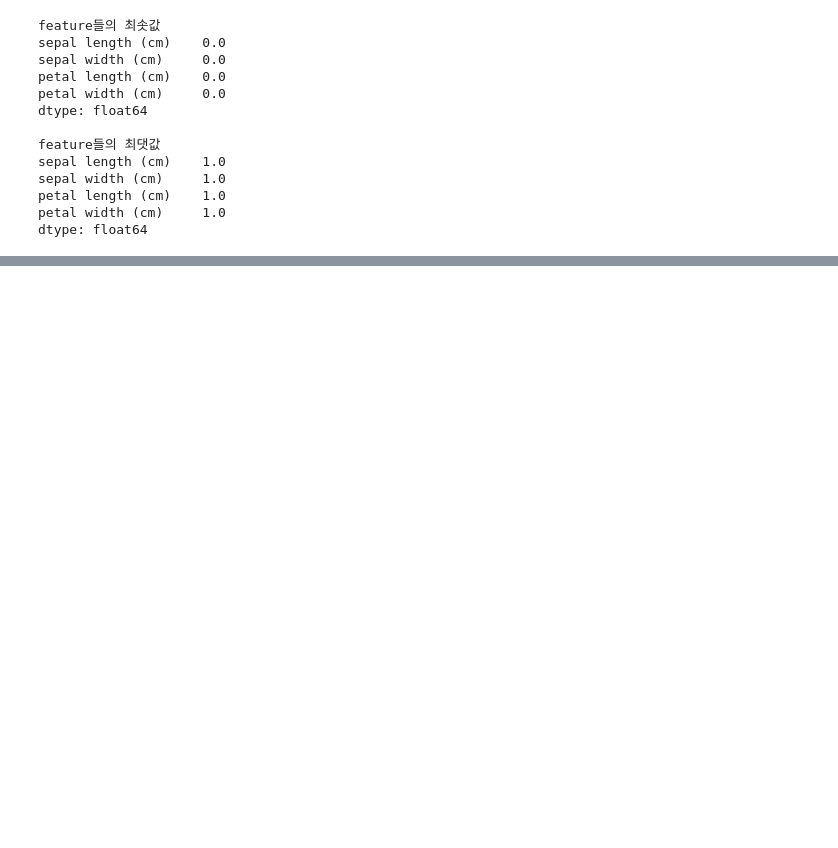
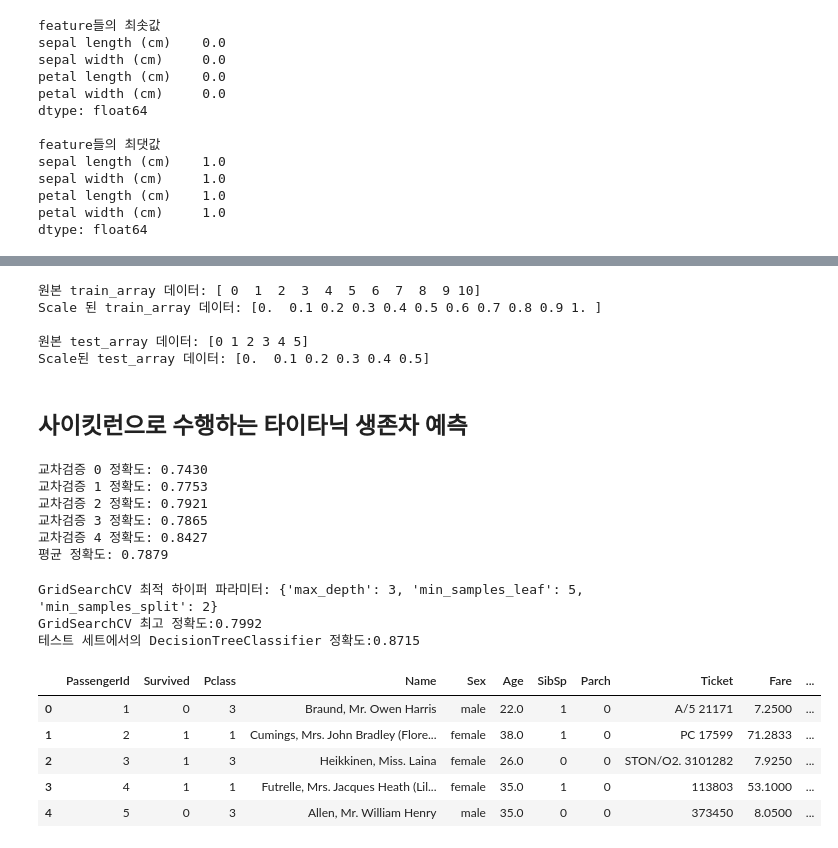
Before and after one commit to unknown-jun/Machine_Learning, a Jupyter notebook: 03. Scikit_Learn.ipynb, the cells around one changed output, grey strips where cells are left out. Cells and saved outputs as stored; diff of their text form; code cells hidden in the pictures; blank space fills up the shorter version.

```diff
--- a/03. Scikit_Learn.ipynb
+++ b/03. Scikit_Learn.ipynb
@@ -573,0 +611,73 @@ dtype: float64
+# %%
+scaler = MinMaxScaler( )
+scaler.fit(train_array)
+train_scaled = scaler.transform(train_array)
+print('원본 train_array 데이터:', np.round(train_array.reshape(-1), 2))
+print('Scale 된 train_array 데이터:', np.round(train_scaled.reshape(-1), 2))
+
+# test_array에 Scale 변환을 할 때는 반드시 fit( )을 호출하지 않고 transform( )만으로 변환해야 함
+test_scaled = scaler.transform(test_array)
+print('\n원본 test_array 데이터:', np.round(test_array.reshape(-1), 2))
+print('Scale된 test_array 데이터:', np.round(test_scaled.reshape(-1), 2))
+# %% [output]
+원본 train_array 데이터: [ 0  1  2  3  4  5  6  7  8  9 10]
+Scale 된 train_array 데이터: [0.  0.1 0.2 0.3 0.4 0.5 0.6 0.7 0.8 0.9 1. ]
+
+원본 test_array 데이터: [0 1 2 3 4 5]
+Scale된 test_array 데이터: [0.  0.1 0.2 0.3 0.4 0.5]
+# %% [markdown]
+## 사이킷런으로 수행하는 타이타닉 생존차 예측
+# %%
+from sklearn.model_selection import cross_val_score
+
+scores = cross_val_score(dt_clf, X_titanic_df, y_titanic_df, cv =5)
+for iter_count, accuracy in enumerate(scores):
+    print("교차검증 {0} 정확도: {1:.4f}".format(iter_count, accuracy))
+
+print("평균 정확도: {0:.4f}".format(np.mean(scores)))
+# %% [output]
+교차검증 0 정확도: 0.7430
+교차검증 1 정확도: 0.7753
+교차검증 2 정확도: 0.7921
+교차검증 3 정확도: 0.7865
+교차검증 4 정확도: 0.8427
+평균 정확도: 0.7879
+# %%
+from sklearn.model_selection import GridSearchCV
+
+parameters = {'max_depth':[2, 3, 5, 10],
+             'min_samples_split':[2, 3, 5],
+             'min_samples_leaf':[1, 5, 8]}
+2
+grid_dclf = GridSearchCV(dt_clf, param_grid=parameters,
+                        scoring='accuracy', cv = 5)
+grid_dclf.fit(X_train, y_train)
+
+print('GridSearchCV 최적 하이퍼 파라미터:', grid_dclf.best_params_)
+print('GridSearchCV 최고 정확도:{0:.4f}'.format(grid_dclf.best_score_))
+best_dclf = grid_dclf.best_estimator_
+
+# GridSearchCV의 최적 하이퍼 파라미터로 학습된 Estimator로 예측 및 평가 수행
+dpredictions = best_dclf.predict(X_test)
+accuracy = accuracy_score(y_test, dpredictions)
+print('테스트 세트에서의 DecisionTreeClassifier 정확도:{0:.4f}'.format(accuracy))
+# %% [output]
+GridSearchCV 최적 하이퍼 파라미터: {'max_depth': 3, 'min_samples_leaf': 5, 'min_samples_split': 2}
+GridSearchCV 최고 정확도:0.7992
+테스트 세트에서의 DecisionTreeClassifier 정확도:0.8715
+# %%
+import numpy as np
+import pandas as pd
+import matplotlib.pyplot as plt
+import seaborn as sns
+%matplotlib inline
+
+titanic_df = pd.read_csv('titanic_train.csv')
+titanic_df.head()
+# %% [output]
+|  | PassengerId | Survived | Pclass | Name | Sex | Age | SibSp | Parch | Ticket | Fare | ... |
+| 0 | 1 | 0 | 3 | Braund, Mr. Owen Harris | male | 22.0 | 1 | 0 | A/5 21171 | 7.2500 | ... |
+| 1 | 2 | 1 | 1 | Cumings, Mrs. John Bradley (Flore... | female | 38.0 | 1 | 0 | PC 17599 | 71.2833 | ... |
+| 2 | 3 | 1 | 3 | Heikkinen, Miss. Laina | female | 26.0 | 0 | 0 | STON/O2. 3101282 | 7.9250 | ... |
+| 3 | 4 | 1 | 1 | Futrelle, Mrs. Jacques Heath (Lil... | female | 35.0 | 1 | 0 | 113803 | 53.1000 | ... |
+| 4 | 5 | 0 | 3 | Allen, Mr. William Henry | male | 35.0 | 0 | 0 | 373450 | 8.0500 | ... |
```
Also changed, not shown: parts of 29 cells of this notebook.
